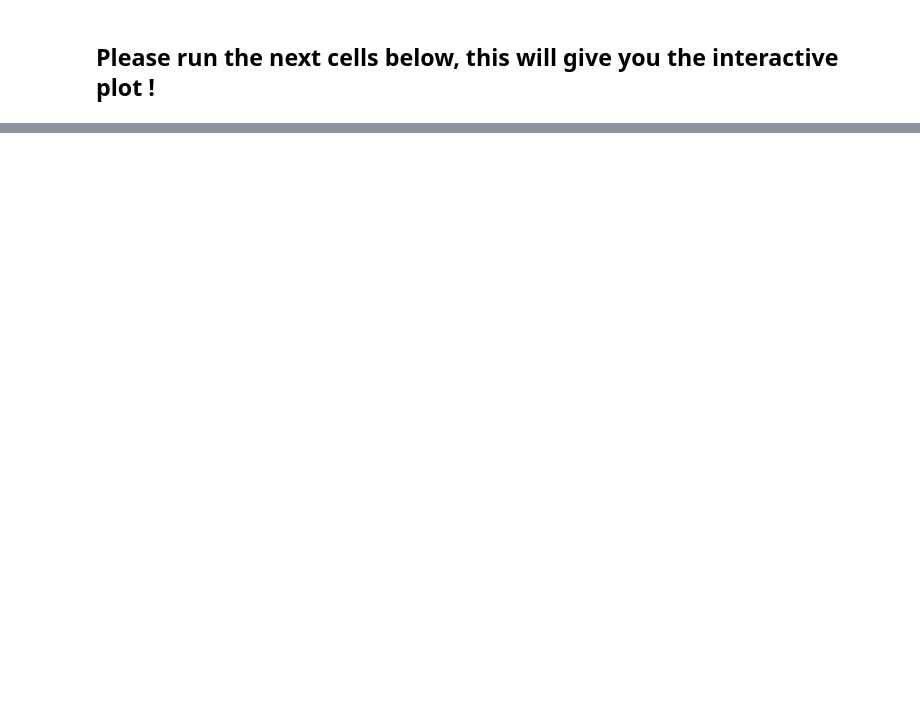
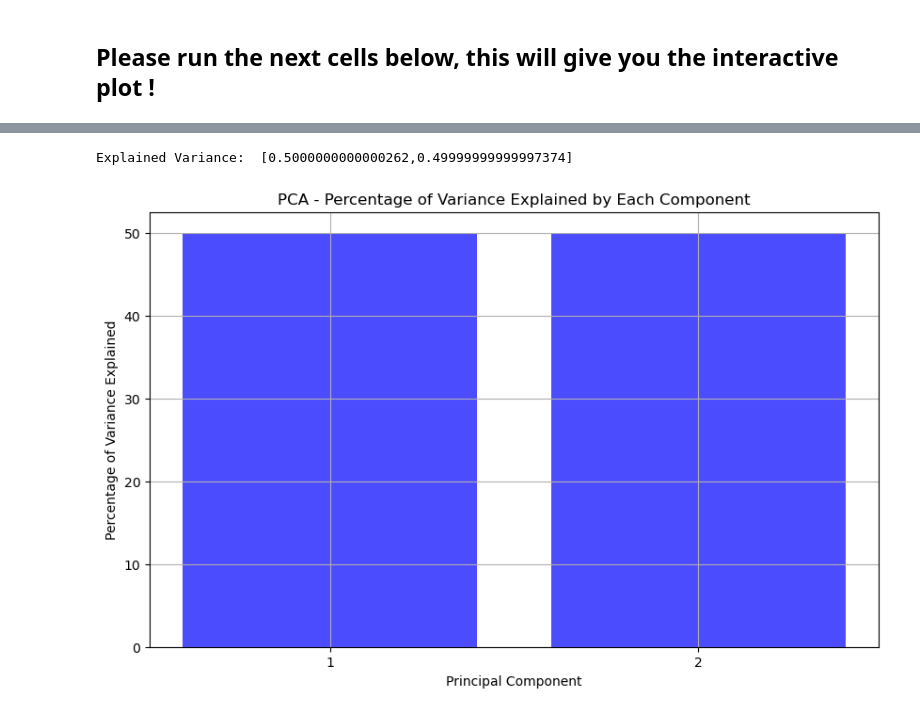
Before and after one commit to ameek12/232_Project, a Jupyter notebook: AirPollutionProject.ipynb, the cells around one changed output, grey strips where cells are left out. Saved outputs shown, nothing was run; the diff lists cells and outputs as text; code cells hidden in the pictures; blank space fills up the shorter version.

```diff
--- a/AirPollutionProject.ipynb
+++ b/AirPollutionProject.ipynb
@@ -682,0 +894,11 @@ fig.show()
+# %%
+assembler = VectorAssembler(inputCols=parameter_columns, outputCol="features")
+feature_df = assembler.transform(imputed_df).select("features")
+# %%
+scaler = StandardScaler(inputCol="features", outputCol="scaledFeatures", withMean=True, withStd=True)
+scaler_model = scaler.fit(feature_df)
+scaled_df = scaler_model.transform(feature_df)
+# %%
+pca = PCA(k=2, inputCol="scaledFeatures", outputCol="pcaFeatures")
+pca_model = pca.fit(scaled_df)
+pca_result = pca_model.transform(scaled_df).select("pcaFeatures")
@@ -682,0 +925,18 @@ fig.show()
+# %%
+explained_variance = pca_model.explainedVariance
+print("Explained Variance: ", explained_variance)
+# %% [output]
+Explained Variance:  [0.5000000000000262,0.49999999999997374]
+# %%
+explained_variance_percentages = explained_variance.toArray() * 100
+
+plt.figure(figsize=(10, 6))
+plt.bar(range(1, len(explained_variance_percentages) + 1), explained_variance_percentages, alpha=0.7, color='blue')
+plt.xlabel('Principal Component')
+plt.ylabel('Percentage of Variance Explained')
+plt.title('PCA - Percentage of Variance Explained by Each Component')
+plt.xticks(range(1, len(explained_variance_percentages) + 1))
+plt.grid(True)
+plt.show()
+# %% [output]
+[figure, added]
```
Also changed, not shown: parts of 110 cells of this notebook.
